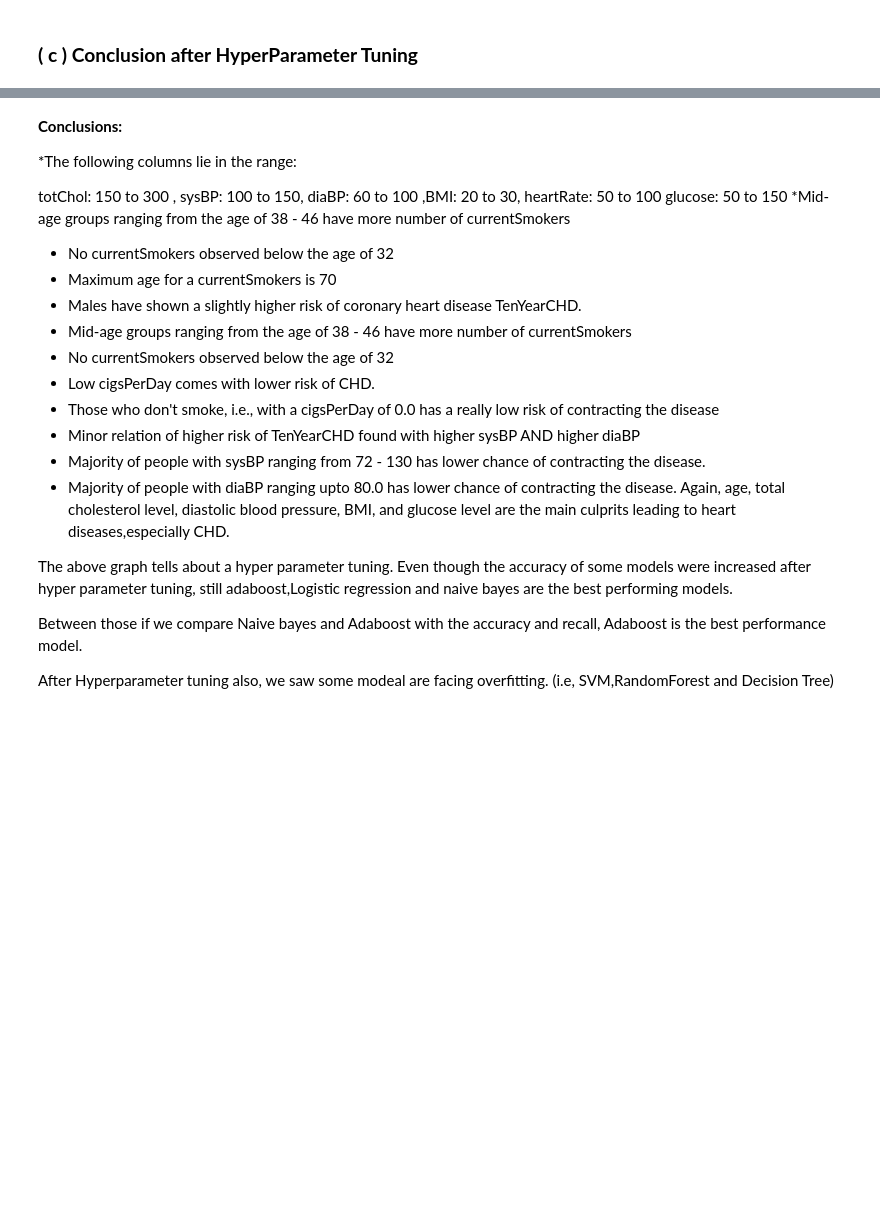
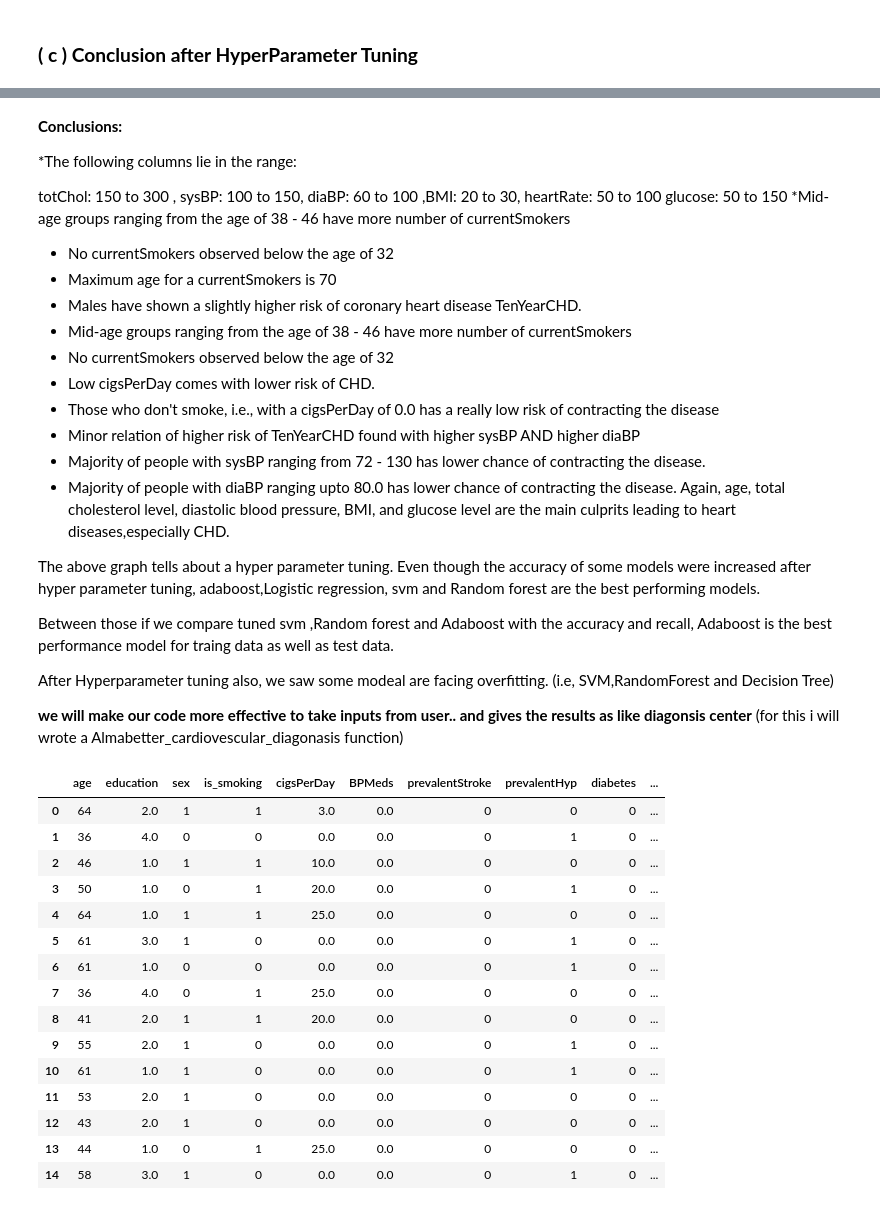
Before and after one commit to AruntejaLonka/-Cardiovascular-Risk-Prediction, a Jupyter notebook: Cardiovascular_Risk_Prediction(final_2).ipynb, the cells around one changed output, grey strips where cells are left out. Saved outputs shown, nothing was run; the diff lists cells and outputs as text; code cells hidden in the pictures; blank space fills up the shorter version.

```diff
--- a/Cardiovascular_Risk_Prediction(final_2).ipynb
+++ b/Cardiovascular_Risk_Prediction(final_2).ipynb
@@ -1776,8 +1791,30 @@ totChol: 150 to 300 , sysBP: 100 to 150, diaBP: 60 to 100 ,BMI: 20 to 30, heartR
 * Majority of people with diaBP ranging upto 80.0 has lower chance of contracting the disease.
 Again, age, total cholesterol level, diastolic blood pressure, BMI, and glucose level are the main culprits leading to heart diseases,especially CHD.
 
-The above graph tells about a hyper parameter tuning. Even though the accuracy of some models were increased after hyper parameter tuning, still adaboost,Logistic regression and naive bayes are the best performing models.
+The above graph tells about a hyper parameter tuning. Even though the accuracy of some models were increased after hyper parameter tuning,  adaboost,Logistic regression, svm and Random forest are the best performing models.
 
-Between those if we compare Naive bayes and Adaboost with the accuracy and recall, Adaboost is the best performance model.
+Between those if we compare tuned svm  ,Random forest and Adaboost with the accuracy and recall, Adaboost is the best performance model for traing data as well as test data.
 
 After Hyperparameter tuning also, we saw some modeal are  facing overfitting. (i.e, SVM,RandomForest and Decision Tree)
+
+
+**we will make our code more effective  to take inputs from user.. and gives the results as like diagonsis center**  (for this i will wrote a Almabetter_cardiovescular_diagonasis function)
+# %%
+df_copy.head(15)
+# %% [output]
+|  | age | education | sex | is_smoking | cigsPerDay | BPMeds | prevalentStroke | prevalentHyp | diabetes | ... |
+| 0 | 64 | 2.0 | 1 | 1 | 3.0 | 0.0 | 0 | 0 | 0 | ... |
+| 1 | 36 | 4.0 | 0 | 0 | 0.0 | 0.0 | 0 | 1 | 0 | ... |
+| 2 | 46 | 1.0 | 1 | 1 | 10.0 | 0.0 | 0 | 0 | 0 | ... |
+| 3 | 50 | 1.0 | 0 | 1 | 20.0 | 0.0 | 0 | 1 | 0 | ... |
+| 4 | 64 | 1.0 | 1 | 1 | 25.0 | 0.0 | 0 | 0 | 0 | ... |
+| 5 | 61 | 3.0 | 1 | 0 | 0.0 | 0.0 | 0 | 1 | 0 | ... |
+| 6 | 61 | 1.0 | 0 | 0 | 0.0 | 0.0 | 0 | 1 | 0 | ... |
+| 7 | 36 | 4.0 | 0 | 1 | 25.0 | 0.0 | 0 | 0 | 0 | ... |
+| 8 | 41 | 2.0 | 1 | 1 | 20.0 | 0.0 | 0 | 0 | 0 | ... |
+| 9 | 55 | 2.0 | 1 | 0 | 0.0 | 0.0 | 0 | 1 | 0 | ... |
+| 10 | 61 | 1.0 | 1 | 0 | 0.0 | 0.0 | 0 | 1 | 0 | ... |
+| 11 | 53 | 2.0 | 1 | 0 | 0.0 | 0.0 | 0 | 0 | 0 | ... |
+| 12 | 43 | 2.0 | 1 | 0 | 0.0 | 0.0 | 0 | 0 | 0 | ... |
+| 13 | 44 | 1.0 | 0 | 1 | 25.0 | 0.0 | 0 | 0 | 0 | ... |
+| 14 | 58 | 3.0 | 1 | 0 | 0.0 | 0.0 | 0 | 1 | 0 | ... |
```
Also changed, not shown: parts of 25 cells of this notebook.
